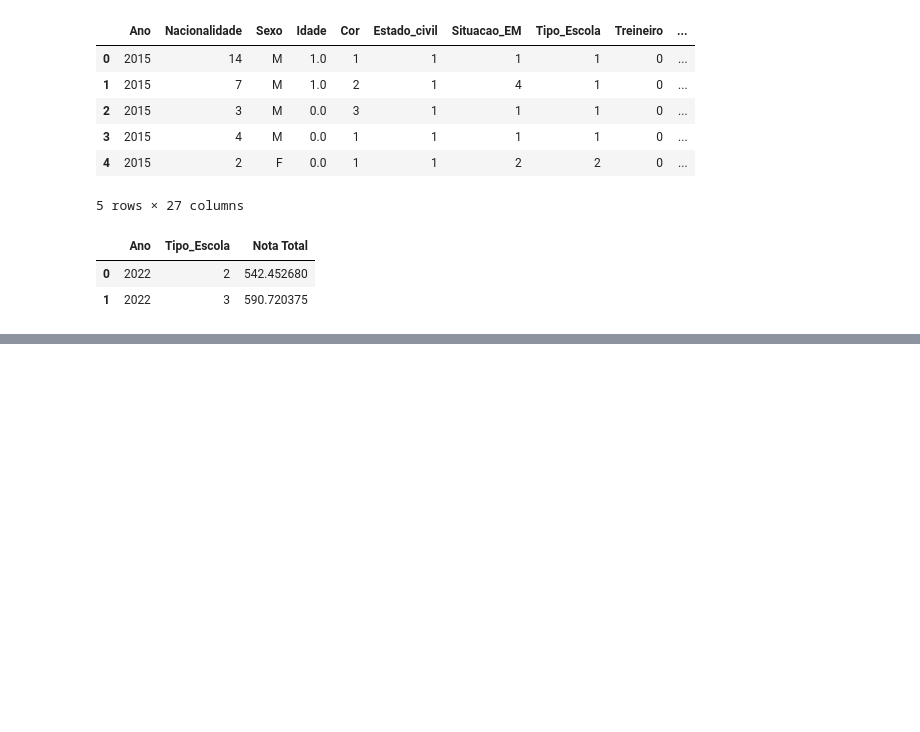
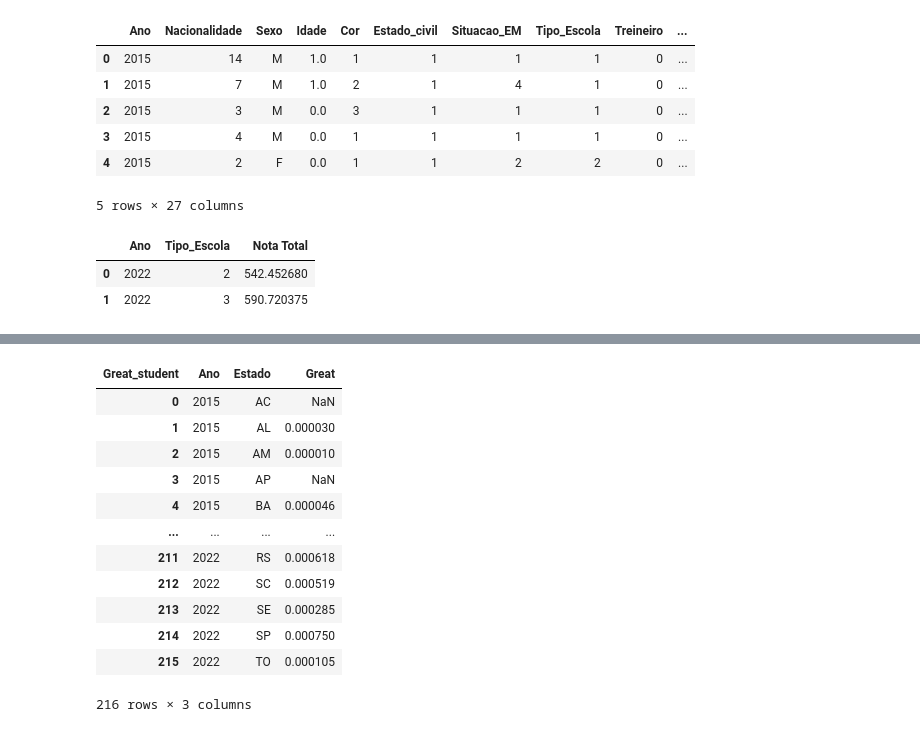
Before and after one commit to LiamFer/ENEM-Analysis, a Jupyter notebook: main_analysis.ipynb, the cells around one changed output, grey strips where cells are left out. Saved outputs shown, nothing was run; the diff lists cells and outputs as text; code cells hidden in the pictures; blank space fills up the shorter version.

```diff
--- a/main_analysis.ipynb
+++ b/main_analysis.ipynb
@@ -508,0 +551,21 @@ a
+# %%
+brazil_grades = brazil_grades[['Ano','Estado',"Great"]]
+
+# Clenando os NaN
+#brazil_grades.fillna(value=0,inplace=True)
+# %%
+brazil_grades
+# %% [output]
+| Great_student | Ano | Estado | Great |
+| 0 | 2015 | AC | NaN |
+| 1 | 2015 | AL | 0.000030 |
+| 2 | 2015 | AM | 0.000010 |
+| 3 | 2015 | AP | NaN |
+| 4 | 2015 | BA | 0.000046 |
+| ... | ... | ... | ... |
+| 211 | 2022 | RS | 0.000618 |
+| 212 | 2022 | SC | 0.000519 |
+| 213 | 2022 | SE | 0.000285 |
+| 214 | 2022 | SP | 0.000750 |
+| 215 | 2022 | TO | 0.000105 |
+216 rows × 3 columns
```
Also changed, not shown: parts of 10 cells of this notebook, 2 other files.
